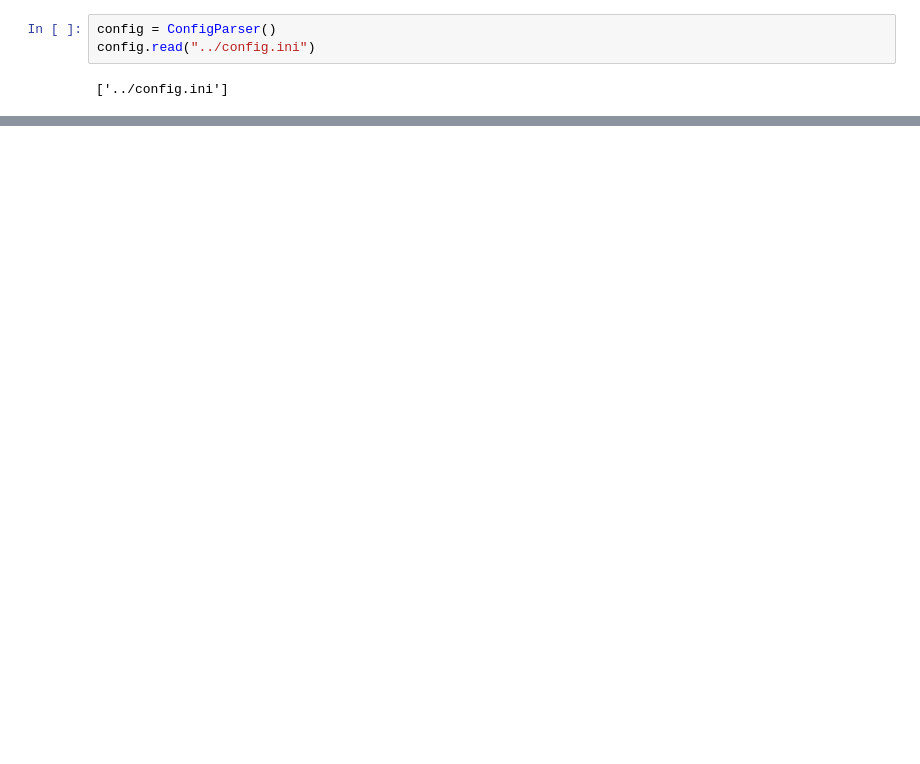
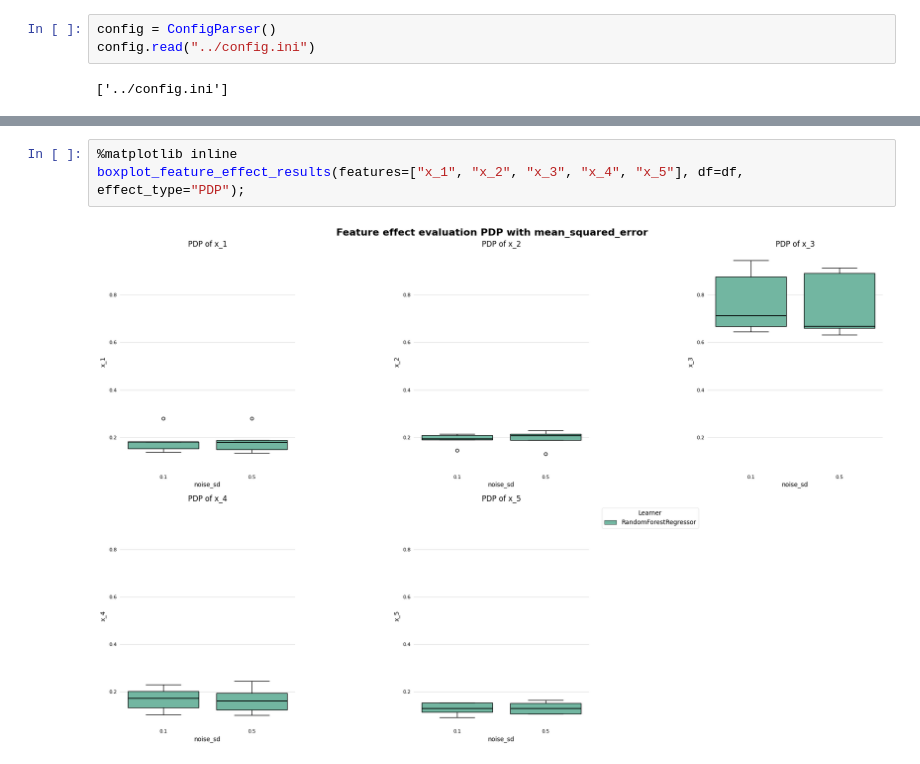
Before and after one commit to timo282/feature-effect-empirical-analysis, a Jupyter notebook: notebooks/feature_effect_results.ipynb, the cells around one changed output, grey strips where cells are left out. Cells and saved outputs as stored; diff of their text form; blank space fills up the shorter version.

Commit message:
Add new model and feature effect pdp results

```diff
--- a/notebooks/feature_effect_results.ipynb
+++ b/notebooks/feature_effect_results.ipynb
@@ -24,0 +29,5 @@ df
+# %%
+%matplotlib inline
+boxplot_feature_effect_results(features=["x_1", "x_2", "x_3", "x_4", "x_5"], df=df, effect_type="PDP");
+# %% [output]
+[figure, added]
```
Also changed, not shown: parts of 2 cells of this notebook, 26 other files.
